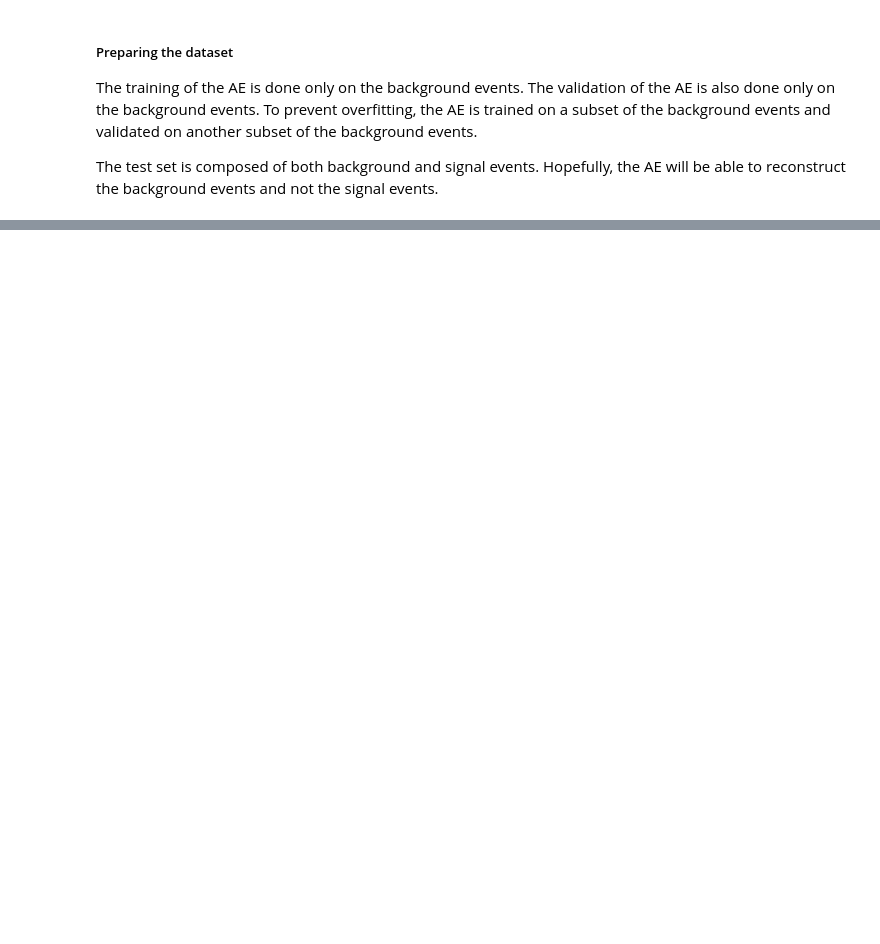
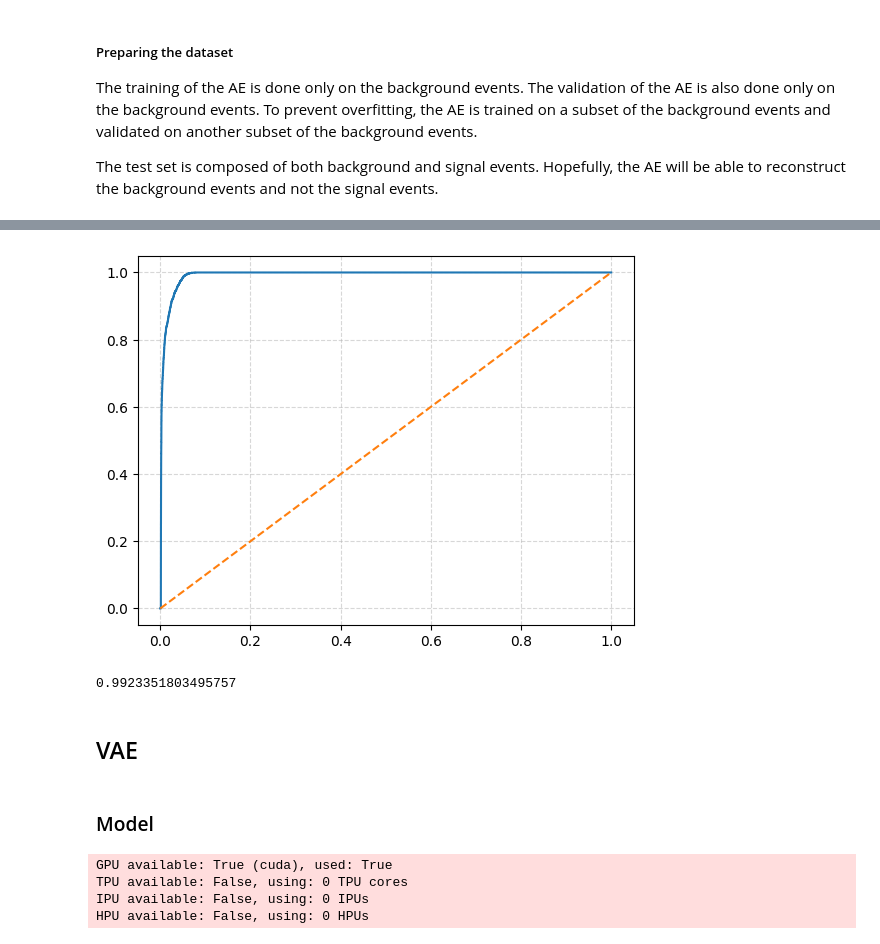
Before and after one commit to fabiocfabini/LIPInternship, a Jupyter notebook: basics.ipynb, the cells around one changed output, grey strips where cells are left out. Cells and saved outputs as stored; diff of their text form; code cells hidden in the pictures; blank space fills up the shorter version.

```diff
--- a/basics.ipynb
+++ b/basics.ipynb
@@ -649,0 +1021,14 @@ plt.show()
+# %%
+fpr, tpr, _ = roc_curve(y_val, loss)#, sample_weight=W_val)
+plt.plot(fpr, tpr)
+plt.plot([0, 1], [0, 1], linestyle='--')
+plt.grid(True, linestyle='--', alpha=0.5)
+plt.show()
+roc_auc_score(y_val, loss)
+# %% [output]
+[figure, added]
+0.9923351803495757
+# %% [markdown]
+## VAE
+# %% [markdown]
+### Model
@@ -649,0 +1200,20 @@ plt.show()
+# %%
+callbacks = [
+    pl.callbacks.EarlyStopping(monitor='val_loss', patience=25, mode='min', min_delta=0.001, verbose=True),
+    pl.callbacks.ModelCheckpoint(monitor='val_loss', mode='min', save_top_k=1, verbose=True, filename='vae_best'),
+    pl.callbacks.LearningRateMonitor(logging_interval='epoch'),
+]
+
+vae_trainer = pl.Trainer(
+    accelerator='gpu',
+    max_epochs=1000,
+    callbacks=callbacks,
+    default_root_dir='logs',
+    logger=pl.loggers.TensorBoardLogger('logs/', name='vae'),
+    log_every_n_steps=30
+)
+# %% [output]
+GPU available: True (cuda), used: True
+TPU available: False, using: 0 TPU cores
+IPU available: False, using: 0 IPUs
+HPU available: False, using: 0 HPUs
```
Also changed, not shown: parts of 52 cells of this notebook, 9 other files.
